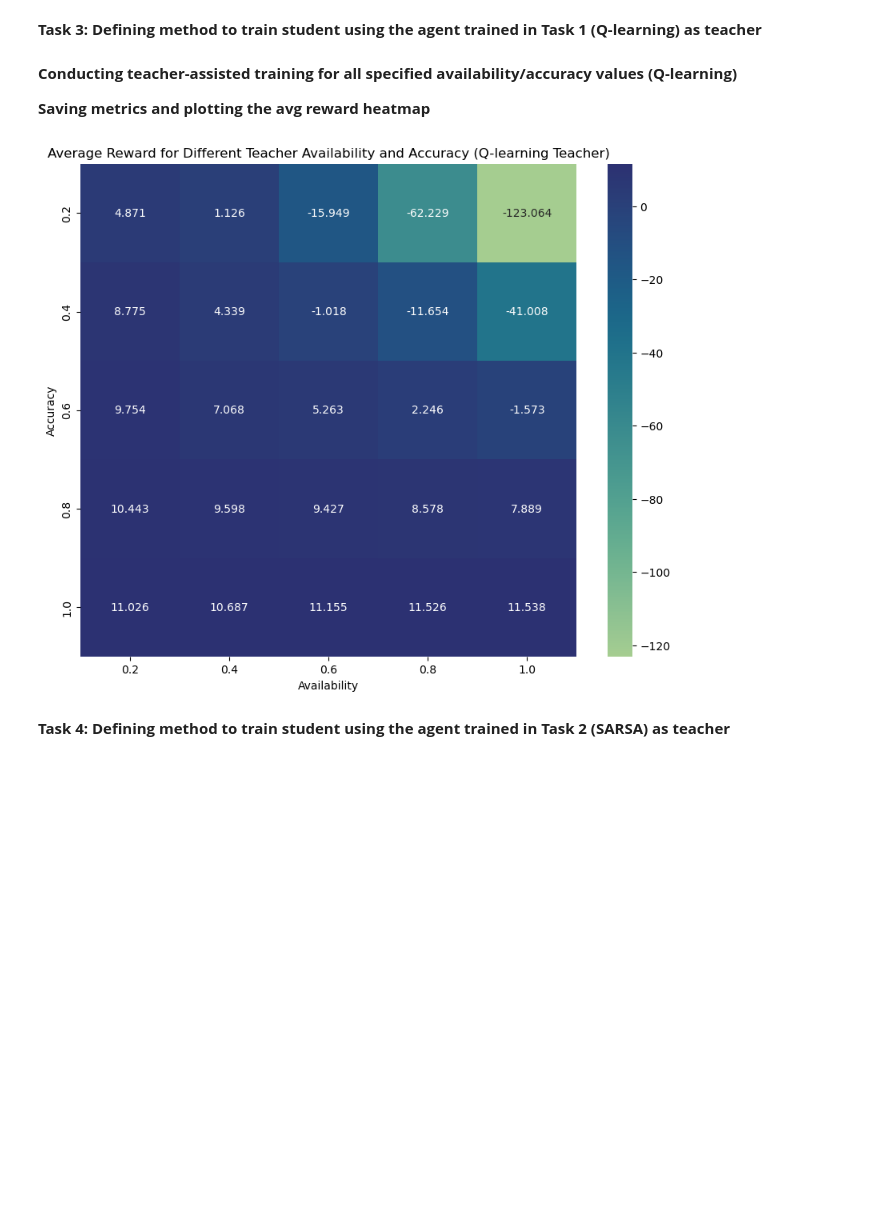
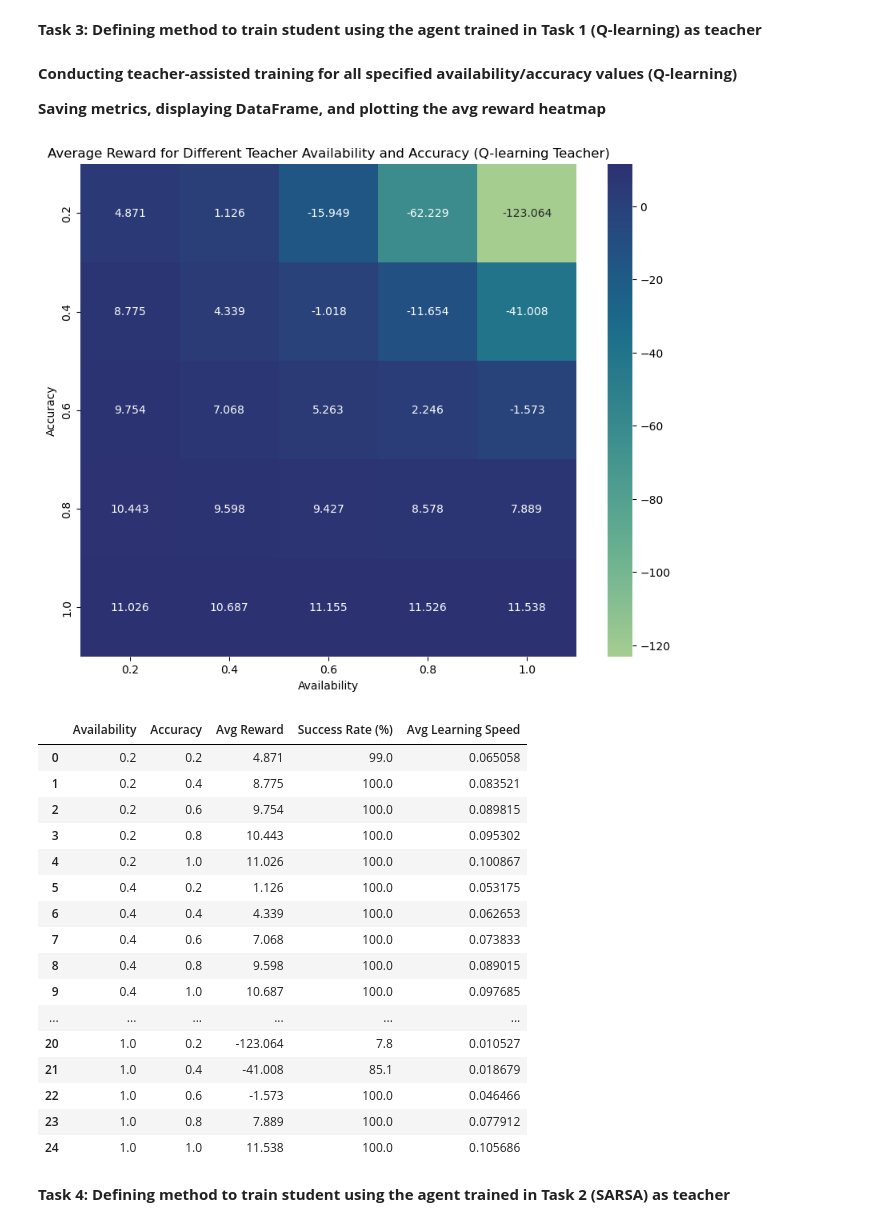
Before and after one commit to namtran3103/UNSWAI2, a Jupyter notebook: assignment2.ipynb, the cells around one changed output. Cells and saved outputs as stored; diff of their text form; code cells hidden in the pictures; blank space fills up the shorter version.

Commit message:
Displaying DataFrame now

```diff
--- a/assignment2.ipynb
+++ b/assignment2.ipynb
@@ -335,33 +340,49 @@ def studentQTraining(a, b):
 # %% [markdown]
 **Conducting teacher-assisted training for all specified availability/accuracy values (Q-learning)**
 
-**Saving metrics and plotting the avg reward heatmap**
+**Saving metrics, displaying DataFrame, and plotting the avg reward heatmap**
 # %%
 for a in availability:
     for b in accuracy:
         studentQTraining(a, b)
 
 envQ.close()
-
-# display(dataFrameQ)
-# display(dataFrameHeatQ)
 
 #save the dataframes to csv
 dataFrameQ.to_csv('dataFrameQlearning.csv', index=False)
 
 
 # Convert the data frame to numeric values for heatmap
 dataFrameHeatQ = dataFrameHeatQ.apply(pd.to_numeric)
 
 # Plot the heatmap
 plt.figure(figsize=(10, 8))
 sn.heatmap(dataFrameHeatQ, annot=True, fmt=".3f", cmap="crest")
 plt.title("Average Reward for Different Teacher Availability and Accuracy (Q-learning Teacher)")
 plt.xlabel("Availability")
 plt.ylabel("Accuracy")
 plt.show()
+
+display(dataFrameQ)
 # %% [output]
 [figure]
+|  | Availability | Accuracy | Avg Reward | Success Rate (%) | Avg Learning Speed |
+| 0 | 0.2 | 0.2 | 4.871 | 99.0 | 0.065058 |
+| 1 | 0.2 | 0.4 | 8.775 | 100.0 | 0.083521 |
+| 2 | 0.2 | 0.6 | 9.754 | 100.0 | 0.089815 |
+| 3 | 0.2 | 0.8 | 10.443 | 100.0 | 0.095302 |
+| 4 | 0.2 | 1.0 | 11.026 | 100.0 | 0.100867 |
+| 5 | 0.4 | 0.2 | 1.126 | 100.0 | 0.053175 |
+| 6 | 0.4 | 0.4 | 4.339 | 100.0 | 0.062653 |
+| 7 | 0.4 | 0.6 | 7.068 | 100.0 | 0.073833 |
+| 8 | 0.4 | 0.8 | 9.598 | 100.0 | 0.089015 |
+| 9 | 0.4 | 1.0 | 10.687 | 100.0 | 0.097685 |
+| ... | ... | ... | ... | ... | ... |
+| 20 | 1.0 | 0.2 | -123.064 | 7.8 | 0.010527 |
+| 21 | 1.0 | 0.4 | -41.008 | 85.1 | 0.018679 |
+| 22 | 1.0 | 0.6 | -1.573 | 100.0 | 0.046466 |
+| 23 | 1.0 | 0.8 | 7.889 | 100.0 | 0.077912 |
+| 24 | 1.0 | 1.0 | 11.538 | 100.0 | 0.105686 |
 # %% [markdown]
 **Task 4: Defining method to train student using the agent trained in Task 2 (SARSA) as teacher**
 # %%
```
Also changed, not shown: parts of 7 cells of this notebook.
